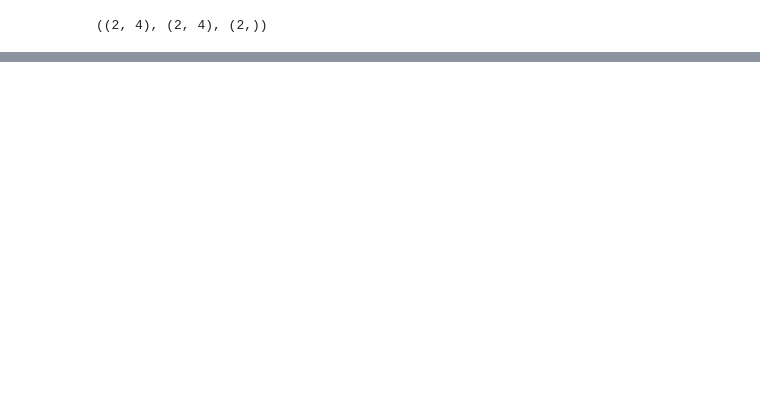
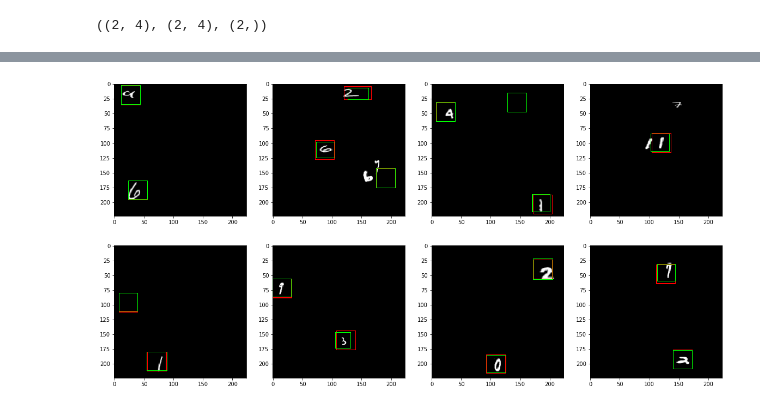
Before and after one commit to gabrielwong159/tf, a Jupyter notebook: rpn/evaluate_model.ipynb, the cells around one changed output, grey strips where cells are left out. Cells and saved outputs as stored; diff of their text form; code cells hidden in the pictures; blank space fills up the shorter version.

```diff
--- a/rpn/evaluate_model.ipynb
+++ b/rpn/evaluate_model.ipynb
@@ -154,0 +154,30 @@ plt.imshow(viz);
+# %%
+def evaluate(idx):
+    pos = scores[idx] > 0.5
+    _bboxes = bboxes[idx][pos]
+    _anchors = anchors[pos]
+    _scores = scores[idx][pos]
+
+    indices = nms(_bboxes, _scores, thresh=0.5)
+    _bboxes = _bboxes[indices]
+    _anchors = _anchors[indices]
+    _scores = _scores[indices]
+
+    _bboxes = utils.denorm_boxes(_bboxes, [RPN.h, RPN.w])
+    _anchors = utils.denorm_boxes(_anchors, [RPN.h, RPN.w])
+
+    viz = images[idx].copy()
+    for y1, x1, y2, x2 in _anchors:
+        cv2.rectangle(viz, (x1, y1), (x2, y2), (1, 0, 0), 1)
+    for y1, x1, y2, x2 in _bboxes:
+        cv2.rectangle(viz, (x1, y1), (x2, y2), (0, 1, 0), 1)
+
+    plt.subplot(2, 4, idx+1)
+    plt.imshow(viz)
+
+plt.figure(figsize=(20, 10))
+for i in range(8):
+    evaluate(i)
+plt.show();
+# %% [output]
+[figure, added]
```
Also changed, not shown: parts of 4 cells of this notebook, 5 other files.
